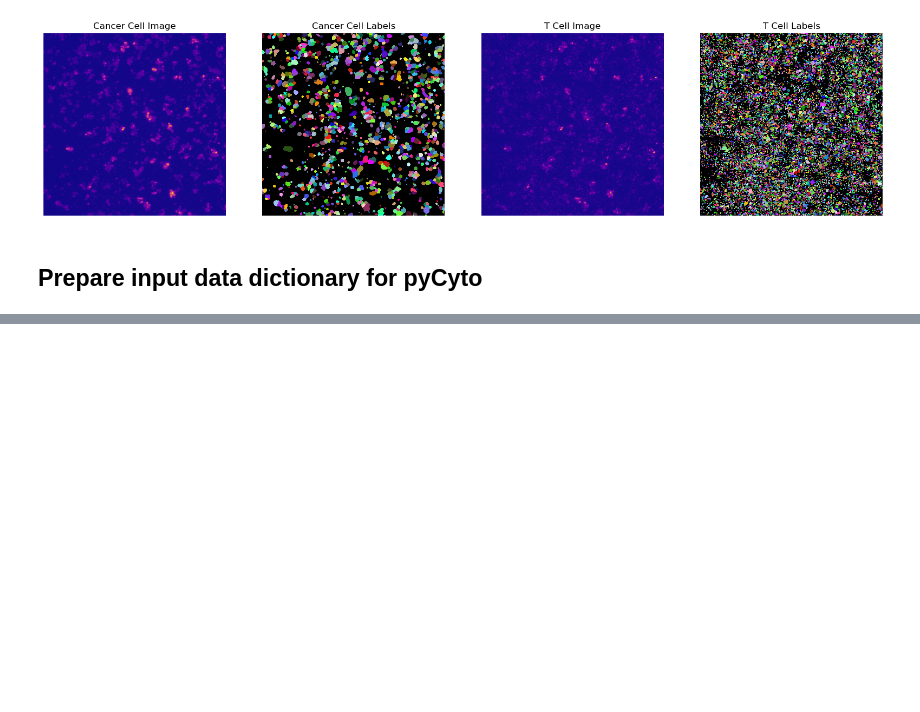
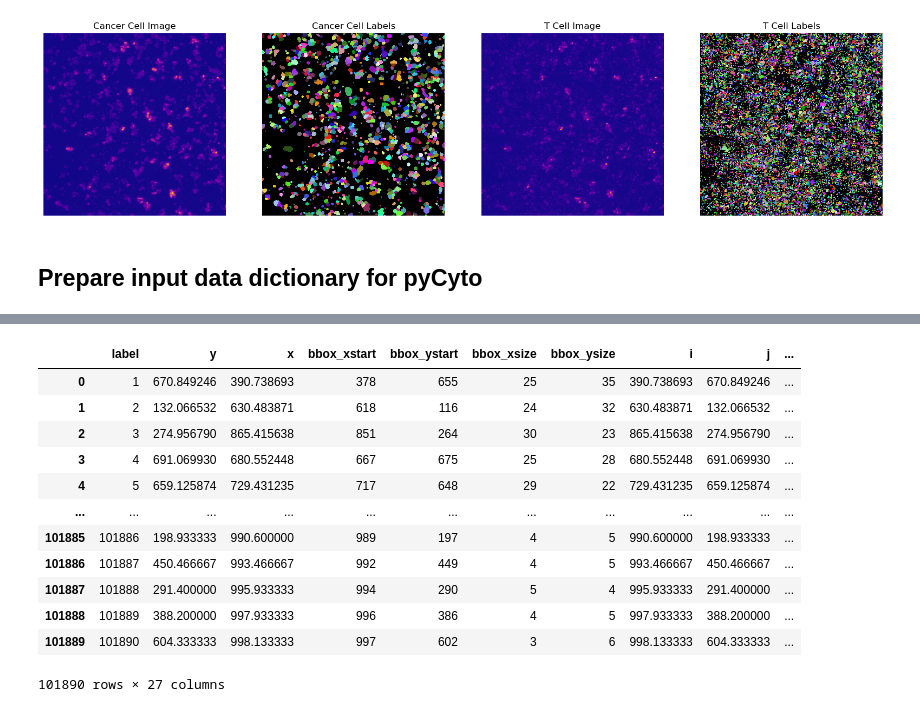
Before and after one commit to bpi-oxford/Cytotoxicity-Pipeline, a Jupyter notebook: notebooks/example_2.ipynb, the cells around one changed output, grey strips where cells are left out. Saved outputs shown, nothing was run; the diff lists cells and outputs as text; code cells hidden in the pictures; blank space fills up the shorter version.

```diff
--- a/notebooks/example_2.ipynb
+++ b/notebooks/example_2.ipynb
@@ -59,0 +88,16 @@ Text(0.5, 1.0, 'T Cell Labels')
+# %%
+features["tcell"]
+# %% [output]
+|  | label | y | x | bbox_xstart | bbox_ystart | bbox_xsize | bbox_ysize | i | j | ... |
+| 0 | 1 | 670.849246 | 390.738693 | 378 | 655 | 25 | 35 | 390.738693 | 670.849246 | ... |
+| 1 | 2 | 132.066532 | 630.483871 | 618 | 116 | 24 | 32 | 630.483871 | 132.066532 | ... |
+| 2 | 3 | 274.956790 | 865.415638 | 851 | 264 | 30 | 23 | 865.415638 | 274.956790 | ... |
+| 3 | 4 | 691.069930 | 680.552448 | 667 | 675 | 25 | 28 | 680.552448 | 691.069930 | ... |
+| 4 | 5 | 659.125874 | 729.431235 | 717 | 648 | 29 | 22 | 729.431235 | 659.125874 | ... |
+| ... | ... | ... | ... | ... | ... | ... | ... | ... | ... | ... |
+| 101885 | 101886 | 198.933333 | 990.600000 | 989 | 197 | 4 | 5 | 990.600000 | 198.933333 | ... |
+| 101886 | 101887 | 450.466667 | 993.466667 | 992 | 449 | 4 | 5 | 993.466667 | 450.466667 | ... |
+| 101887 | 101888 | 291.400000 | 995.933333 | 994 | 290 | 5 | 4 | 995.933333 | 291.400000 | ... |
+| 101888 | 101889 | 388.200000 | 997.933333 | 996 | 386 | 4 | 5 | 997.933333 | 388.200000 | ... |
+| 101889 | 101890 | 604.333333 | 998.133333 | 997 | 602 | 3 | 6 | 998.133333 | 604.333333 | ... |
+101890 rows × 27 columns
```
Also changed, not shown: parts of 4 cells of this notebook.
